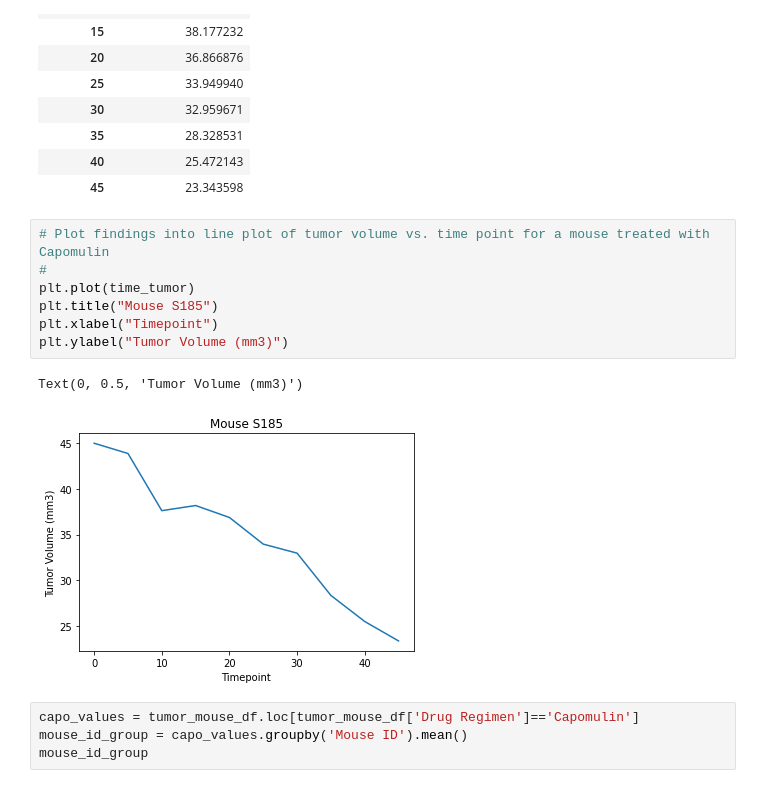
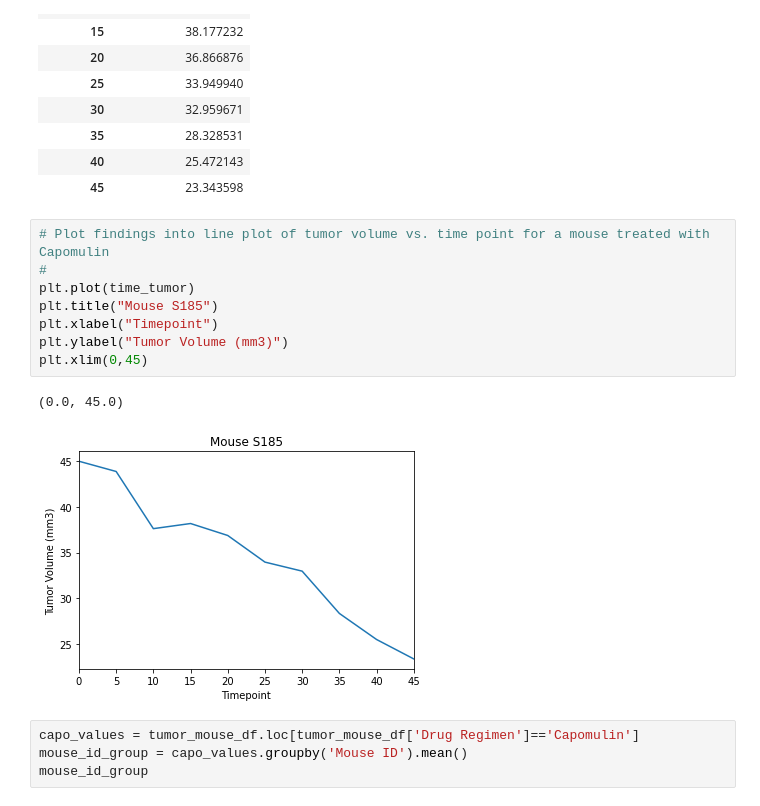
Before and after one commit to Navilongo/Pharmaceutical-Analysis-with-Python, a Jupyter notebook: pymaceuticals.ipynb, the cells around one changed output. Saved outputs shown, nothing was run; the diff lists cells and outputs as text.

```diff
--- a/pymaceuticals.ipynb
+++ b/pymaceuticals.ipynb
@@ -340,13 +342,14 @@ time_tumor
 # %%
 # Plot findings into line plot of tumor volume vs. time point for a mouse treated with Capomulin
 #
 plt.plot(time_tumor)
 plt.title("Mouse S185")
 plt.xlabel("Timepoint")
 plt.ylabel("Tumor Volume (mm3)")
+plt.xlim(0,45)
 # %% [output]
-Text(0, 0.5, 'Tumor Volume (mm3)')
+(0.0, 45.0)
-[figure, old version]
+[figure, new version]
 # %%
 capo_values = tumor_mouse_df.loc[tumor_mouse_df['Drug Regimen']=='Capomulin']
 mouse_id_group = capo_values.groupby('Mouse ID').mean()
```
Also changed, not shown: parts of 2 cells of this notebook.
